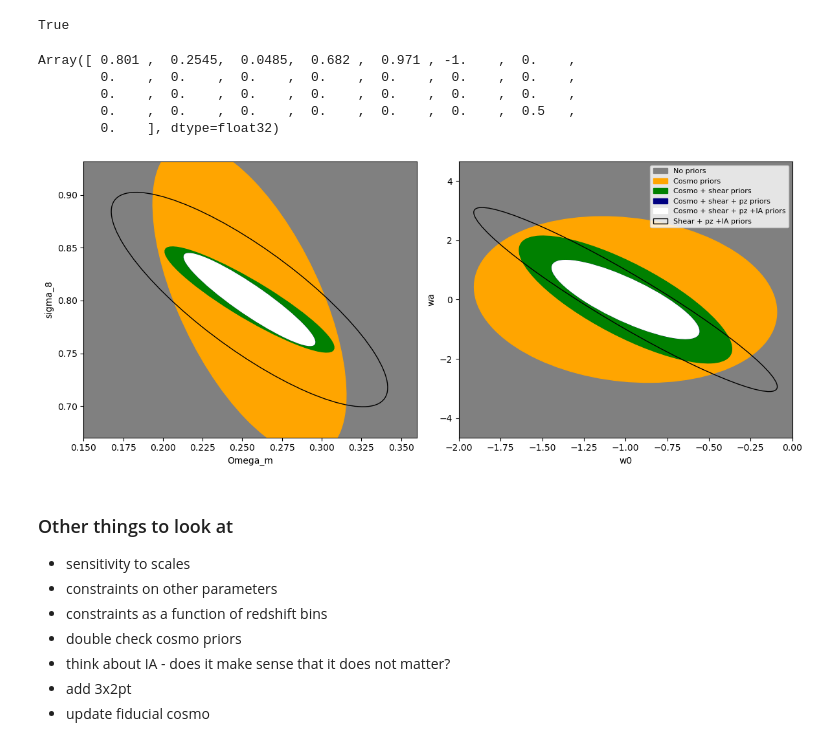
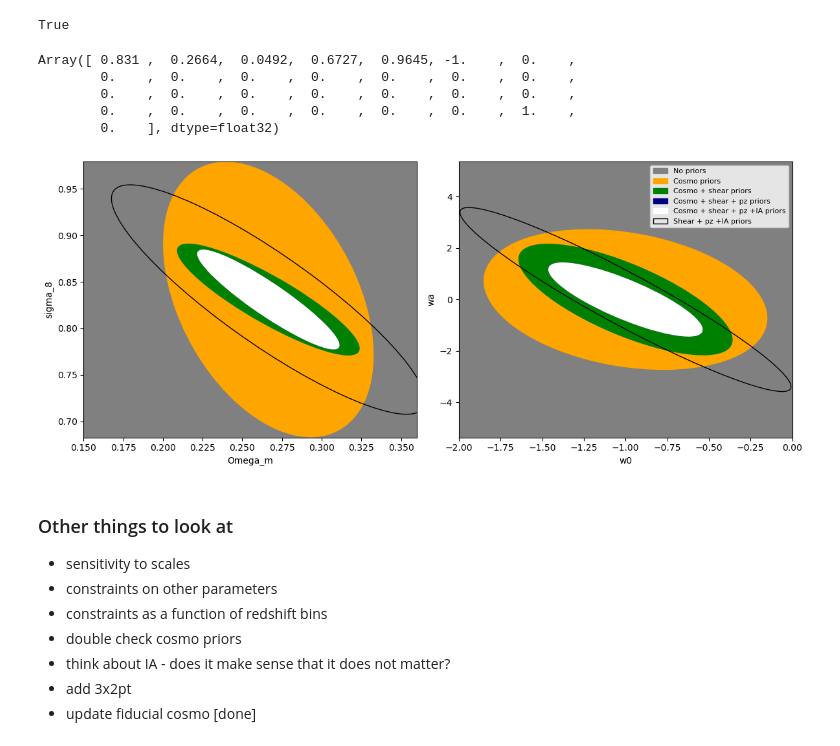
Before and after one commit to chihway/roman_pz, a Jupyter notebook: notebooks/Roman_reference_cosmicshear.ipynb, the cells around one changed output. Saved outputs shown, nothing was run; the diff lists cells and outputs as text; code cells hidden in the pictures.

```diff
--- a/notebooks/Roman_reference_cosmicshear.ipynb
+++ b/notebooks/Roman_reference_cosmicshear.ipynb
@@ -121,8 +121,14 @@ unpack_params_vec(p)
  [Array(1., dtype=float32), Array(2., dtype=float32)])
 # %%
 # Define some ell range
-ell = np.logspace(np.log10(20), np.log10(1000))
+ell_min = 20
+ell_max = 500
+ell = np.logspace(np.log10(ell_min), np.log10(ell_max))
 #ell = np.logspace(np.log10(20), np.log10(500))
+
+fsky = 2000./(4*np.pi*180**2/np.pi**2)
+# 0.04848136811095359
+print(fsky)
 
 print(ell)
 
@@ -158,16 +165,16 @@ def mu(params):
 # %%
 # Let's try it out
-fid_cosmo = jc.Cosmology(sigma8=0.801,
-                          Omega_c=0.2545,
-                          Omega_b=0.0485,
-                          h=0.682,
-                          n_s=0.971,
+fid_cosmo = jc.Cosmology(sigma8=0.831,
+                          Omega_c=0.3156-0.0492,
+                          Omega_b=0.0492,
+                          h=0.6727,
+                          n_s=0.9645,
                           w0=-1., Omega_k=0., wa=0.)
 
 fid_params = get_params_vec(fid_cosmo,
                             [0., 0., 0., 0.,0., 0., 0., 0.,0., 0.],
                             [0., 0., 0., 0.,0., 0., 0., 0.,0., 0.],
-                            [0.5, 0.])
+                            [1.0, 0.])
 # %%
 cl_gg = mu(fid_params)
 # %%
@@ -195,7 +202,7 @@ def cov(params):
 
     cl_noise = jc.angular_cl.noise_cl(ell, probes)
 
-    cov = jc.angular_cl.gaussian_cl_covariance(ell, probes, cl_signal, cl_noise, f_sky=0.04848136811095359,
+    cov = jc.angular_cl.gaussian_cl_covariance(ell, probes, cl_signal, cl_noise, f_sky=fsky,
                                                sparse=False)
 
     return cov
@@ -462,43 +469,45 @@ def plot_contours(fisher, pos, i, j, nstd=1., ax=None, resize=False, **kwargs):
 # %%
 fid_params
 # %% [output]
-Array([ 0.801 ,  0.2545,  0.0485,  0.682 ,  0.971 , -1.    ,  0.    ,
+Array([ 0.831 ,  0.2664,  0.0492,  0.6727,  0.9645, -1.    ,  0.    ,
         0.    ,  0.    ,  0.    ,  0.    ,  0.    ,  0.    ,  0.    ,
         0.    ,  0.    ,  0.    ,  0.    ,  0.    ,  0.    ,  0.    ,
-        0.    ,  0.    ,  0.    ,  0.    ,  0.    ,  0.    ,  0.5   ,
+        0.    ,  0.    ,  0.    ,  0.    ,  0.    ,  0.    ,  1.    ,
         0.    ], dtype=float32)
 # %%
 figure(figsize=(12,5))
 
 subplot(121)
 plot_contours(F_noprior, fid_params, 1, 0, resize=True, color='grey', label='No priors')
 plot_contours(F_cosmoprior, fid_params, 1, 0, resize=True, color='orange', label='Cosmo priors')
 plot_contours(F_cosmoshearprior, fid_params, 1, 0, resize=True, color='g', label='Cosmo + shear priors')
 plot_contours(F_cosmoshearpzprior, fid_params, 1, 0, resize=True, color='navy', label='Cosmo + shear + pz priors')
 plot_contours(F_romanprior, fid_params, 1, 0, resize=True, color='w', label='Cosmo + shear + pz +IA priors')
 plot_contours(F_nocosmoprior, fid_params, 1, 0, resize=True, color='k', lw=1, fc='none', label='Shear + pz +IA priors')
 
 xlabel('Omega_m')
 ylabel('sigma_8')
 # legend(loc=1, fontsize=8)
 xlim(0.15, 0.36)
 
 subplot(122)
 plot_contours(F_noprior, fid_params, 5, 6, resize=True, color='grey', label='No priors')
 plot_contours(F_cosmoprior, fid_params, 5, 6, resize=True, color='orange', label='Cosmo priors')
 plot_contours(F_cosmoshearprior, fid_params, 5, 6, resize=True, color='g', label='Cosmo + shear priors')
 plot_contours(F_cosmoshearpzprior, fid_params, 5, 6, resize=True, color='navy', label='Cosmo + shear + pz priors')
 plot_contours(F_romanprior, fid_params, 5, 6, resize=True, color='w', label='Cosmo + shear + pz +IA priors')
 plot_contours(F_nocosmoprior, fid_params, 5, 6, resize=True, color='k', lw=1, fc='none', label='Shear + pz +IA priors')
 
 xlabel('w0')
 ylabel('wa')
 legend(loc=1, fontsize=8)
 xlim(-2, 0)
 
 tight_layout()
+
+savefig('reference_'+str(ell_min)+'_'+str(ell_max)+'.png')
 # %% [output]
-[figure, old version]
+[figure, new version]
 # %% [markdown]
 ### Other things to look at
 * sensitivity to scales
@@ -507,4 +516,4 @@ tight_layout()
 * double check cosmo priors
 * think about IA - does it make sense that it does not matter?
 * add 3x2pt
-* update fiducial cosmo
+* update fiducial cosmo [done]
```
Also changed, not shown: parts of 2 cells of this notebook.
